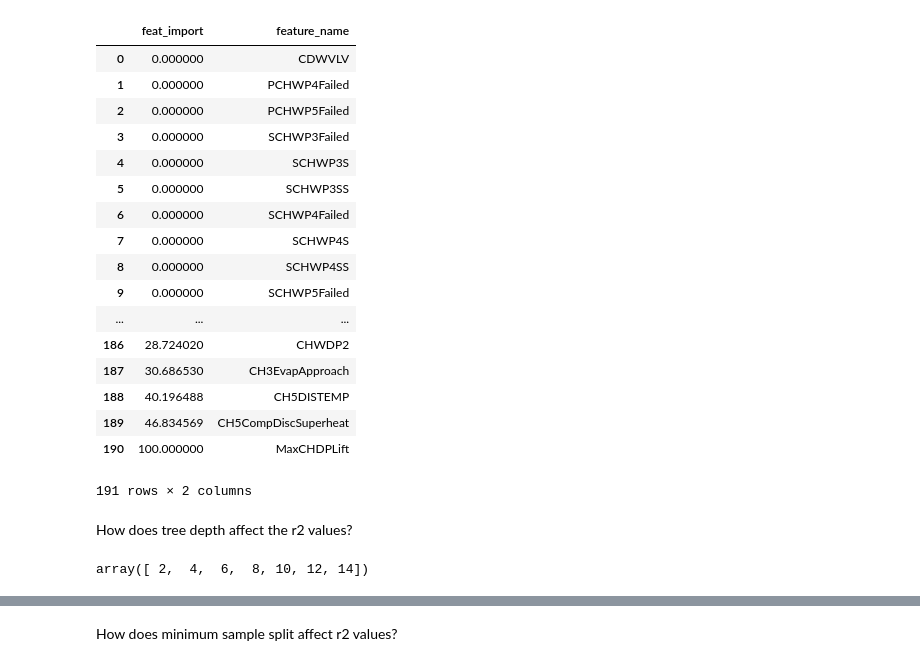
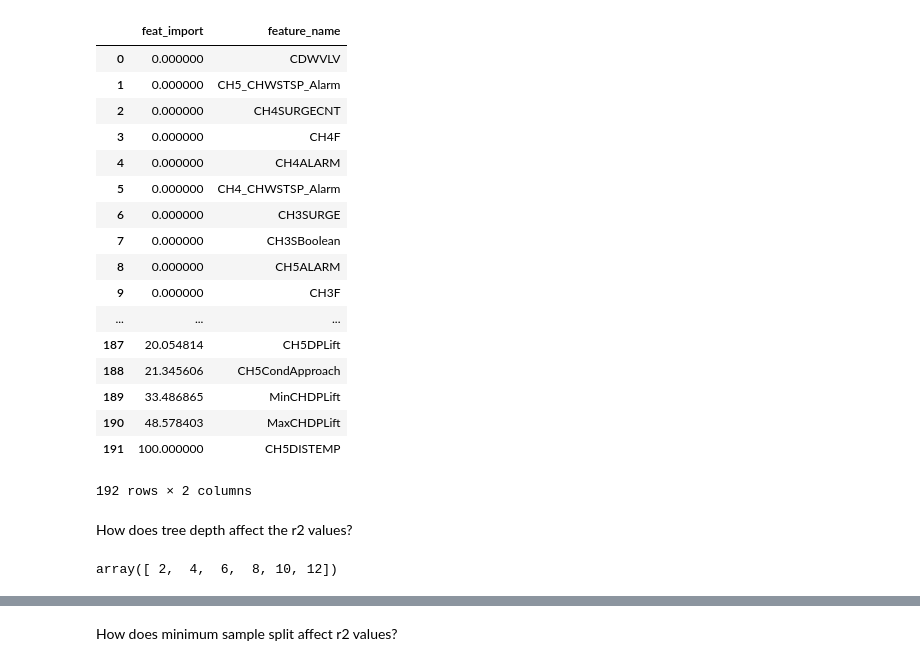
Before and after one commit to optichill/optichill, a Jupyter notebook: examples/Plant1-gradient-boosting-machines.ipynb, the cells around one changed output, grey strips where cells are left out. Cells and saved outputs as stored; diff of their text form; code cells hidden in the pictures.

```diff
--- a/examples/Plant1-gradient-boosting-machines.ipynb
+++ b/examples/Plant1-gradient-boosting-machines.ipynb
@@ -245,5 +156,5 @@ plt.show()
 # %%
-x = bas.columns[sorted_idx]
+x = df.columns[sorted_idx]
 # %%
 print(x)
 # %% [output]
@@ -291,33 +202,33 @@ imp = feature_importance[sorted_idx]
 # %%
-df_plt1_feats = pd.DataFrame({'feature_name': x, 'feat_import': imp})
+df_feats = pd.DataFrame({'feature_name': x, 'feat_import': imp})
-# %%
-df_plt1_feats
-# %% [output]
-|  | feat_import | feature_name |
-| 0 | 0.000000 | CDWVLV |
-| 1 | 0.000000 | PCHWP4Failed |
-| 2 | 0.000000 | PCHWP5Failed |
-| 3 | 0.000000 | SCHWP3Failed |
-| 4 | 0.000000 | SCHWP3S |
-| 5 | 0.000000 | SCHWP3SS |
-| 6 | 0.000000 | SCHWP4Failed |
-| 7 | 0.000000 | SCHWP4S |
-| 8 | 0.000000 | SCHWP4SS |
-| 9 | 0.000000 | SCHWP5Failed |
-| ... | ... | ... |
-| 186 | 28.724020 | CHWDP2 |
-| 187 | 30.686530 | CH3EvapApproach |
-| 188 | 40.196488 | CH5DISTEMP |
-| 189 | 46.834569 | CH5CompDiscSuperheat |
-| 190 | 100.000000 | MaxCHDPLift |
-191 rows × 2 columns
+# %%
+df_feats
+# %% [output]
+|  | feat_import | feature_name |
+| 0 | 0.000000 | CDWVLV |
+| 1 | 0.000000 | CH5_CHWSTSP_Alarm |
+| 2 | 0.000000 | CH4SURGECNT |
+| 3 | 0.000000 | CH4F |
+| 4 | 0.000000 | CH4ALARM |
+| 5 | 0.000000 | CH4_CHWSTSP_Alarm |
+| 6 | 0.000000 | CH3SURGE |
+| 7 | 0.000000 | CH3SBoolean |
+| 8 | 0.000000 | CH5ALARM |
+| 9 | 0.000000 | CH3F |
+| ... | ... | ... |
+| 187 | 20.054814 | CH5DPLift |
+| 188 | 21.345606 | CH5CondApproach |
+| 189 | 33.486865 | MinCHDPLift |
+| 190 | 48.578403 | MaxCHDPLift |
+| 191 | 100.000000 | CH5DISTEMP |
+192 rows × 2 columns
 # %% [markdown]
 How does tree depth affect the r2 values?
 # %%
-pars = np.arange(2, 15, 2)
+pars = np.arange(2, 13, 2)
 pars
 # %% [output]
-array([ 2,  4,  6,  8, 10, 12, 14])
+array([ 2,  4,  6,  8, 10, 12])
 # %%
 pars = np.arange(2, 15, 2)
 
```
Also changed, not shown: parts of 41 cells of this notebook, 1 other file.
